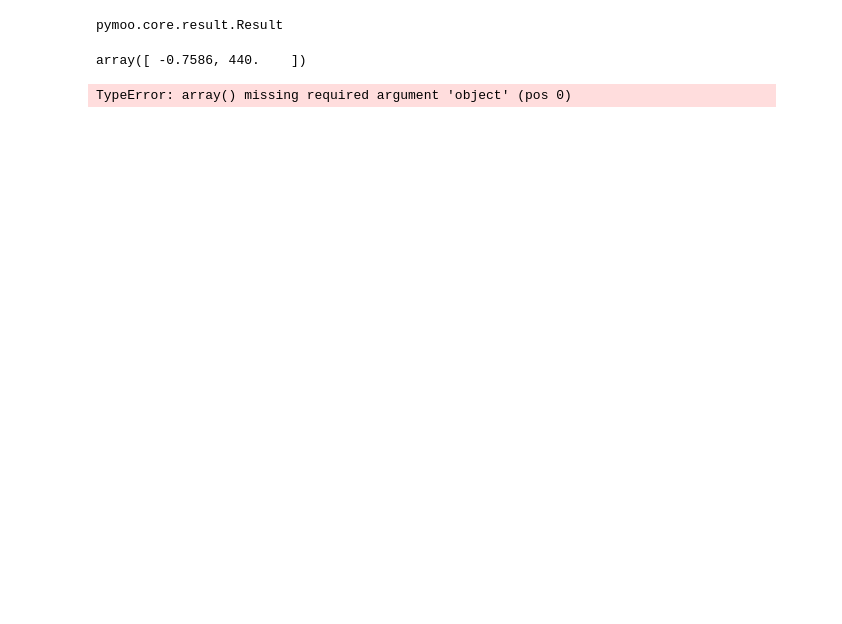
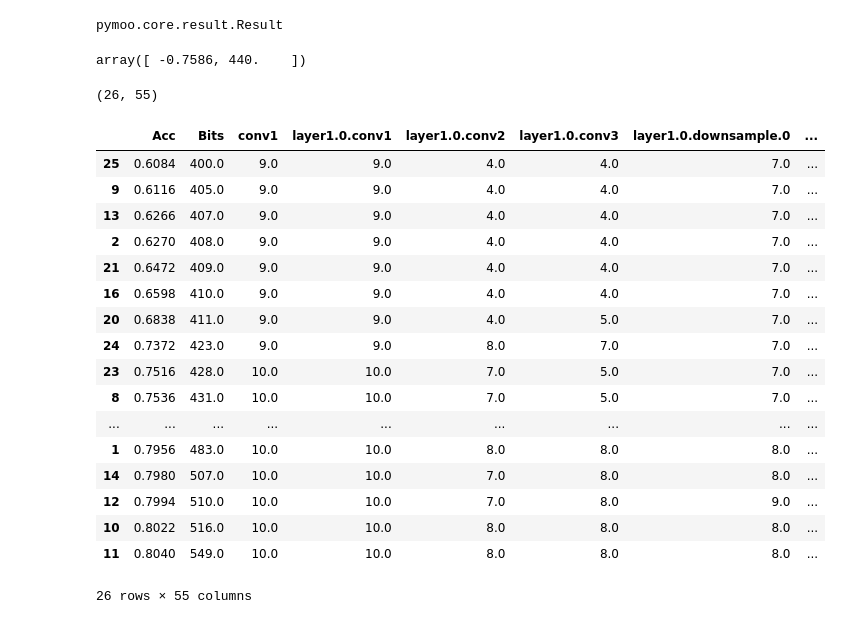
Before and after one commit to itiv-kit/dnn-model-exploration, a Jupyter notebook: simple_resnet/data_analysis.ipynb, the cells around one changed output. Cells and saved outputs as stored; diff of their text form; code cells hidden in the pictures; blank space fills up the shorter version.

```diff
--- a/simple_resnet/data_analysis.ipynb
+++ b/simple_resnet/data_analysis.ipynb
@@ -36,17 +36,36 @@ array([ -0.7586, 440.    ])
 # %%
 import numpy as np
 
 pop = d.pop
 
-df_data = np.empty( (55, ) )
+df_data = np.empty( (0, 55) )
 for ind in d.opt:
-    #l = ind.get("F") + ind.get("X")
+    l = np.concatenate( (ind.get("F"), ind.get("X")) )
+    l = np.expand_dims(l, axis=0)
+    df_data = np.concatenate( (df_data, l), axis=0)
 
-    print(type(ind.get("x")))
+print(df_data.shape)
+df = pd.DataFrame(df_data, columns=["Acc", "Bits"] + layer_names)
 
-df = pd.pandas(df_data, columns=["Acc", "Bits"] + layer_names)
-
-df
-# print(*zip(pop.get("X")[2], layer_names))
+df['Acc'] = -df['Acc']
+df.sort_values('Bits')
 # %% [output]
-TypeError: array() missing required argument 'object' (pos 0)
+(26, 55)
+|  | Acc | Bits | conv1 | layer1.0.conv1 | layer1.0.conv2 | layer1.0.conv3 | layer1.0.downsample.0 | ... |
+| 25 | 0.6084 | 400.0 | 9.0 | 9.0 | 4.0 | 4.0 | 7.0 | ... |
+| 9 | 0.6116 | 405.0 | 9.0 | 9.0 | 4.0 | 4.0 | 7.0 | ... |
+| 13 | 0.6266 | 407.0 | 9.0 | 9.0 | 4.0 | 4.0 | 7.0 | ... |
+| 2 | 0.6270 | 408.0 | 9.0 | 9.0 | 4.0 | 4.0 | 7.0 | ... |
+| 21 | 0.6472 | 409.0 | 9.0 | 9.0 | 4.0 | 4.0 | 7.0 | ... |
+| 16 | 0.6598 | 410.0 | 9.0 | 9.0 | 4.0 | 4.0 | 7.0 | ... |
+| 20 | 0.6838 | 411.0 | 9.0 | 9.0 | 4.0 | 5.0 | 7.0 | ... |
+| 24 | 0.7372 | 423.0 | 9.0 | 9.0 | 8.0 | 7.0 | 7.0 | ... |
+| 23 | 0.7516 | 428.0 | 10.0 | 10.0 | 7.0 | 5.0 | 7.0 | ... |
+| 8 | 0.7536 | 431.0 | 10.0 | 10.0 | 7.0 | 5.0 | 7.0 | ... |
+| ... | ... | ... | ... | ... | ... | ... | ... | ... |
+| 1 | 0.7956 | 483.0 | 10.0 | 10.0 | 8.0 | 8.0 | 8.0 | ... |
+| 14 | 0.7980 | 507.0 | 10.0 | 10.0 | 7.0 | 8.0 | 8.0 | ... |
+| 12 | 0.7994 | 510.0 | 10.0 | 10.0 | 7.0 | 8.0 | 9.0 | ... |
+| 10 | 0.8022 | 516.0 | 10.0 | 10.0 | 8.0 | 8.0 | 8.0 | ... |
+| 11 | 0.8040 | 549.0 | 10.0 | 10.0 | 8.0 | 8.0 | 8.0 | ... |
+26 rows × 55 columns
```
Also changed, not shown: parts of 2 cells of this notebook, 2 other files.
